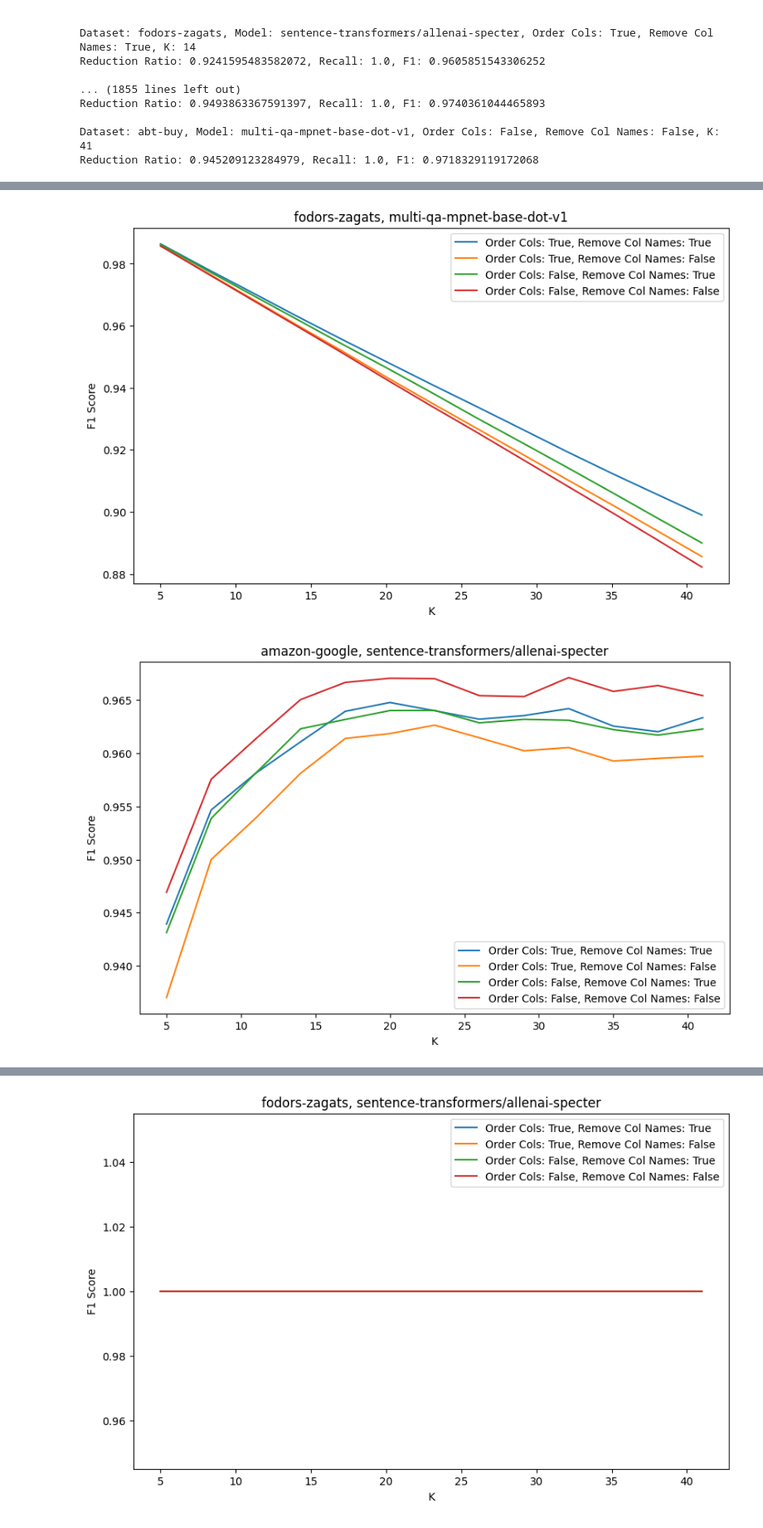
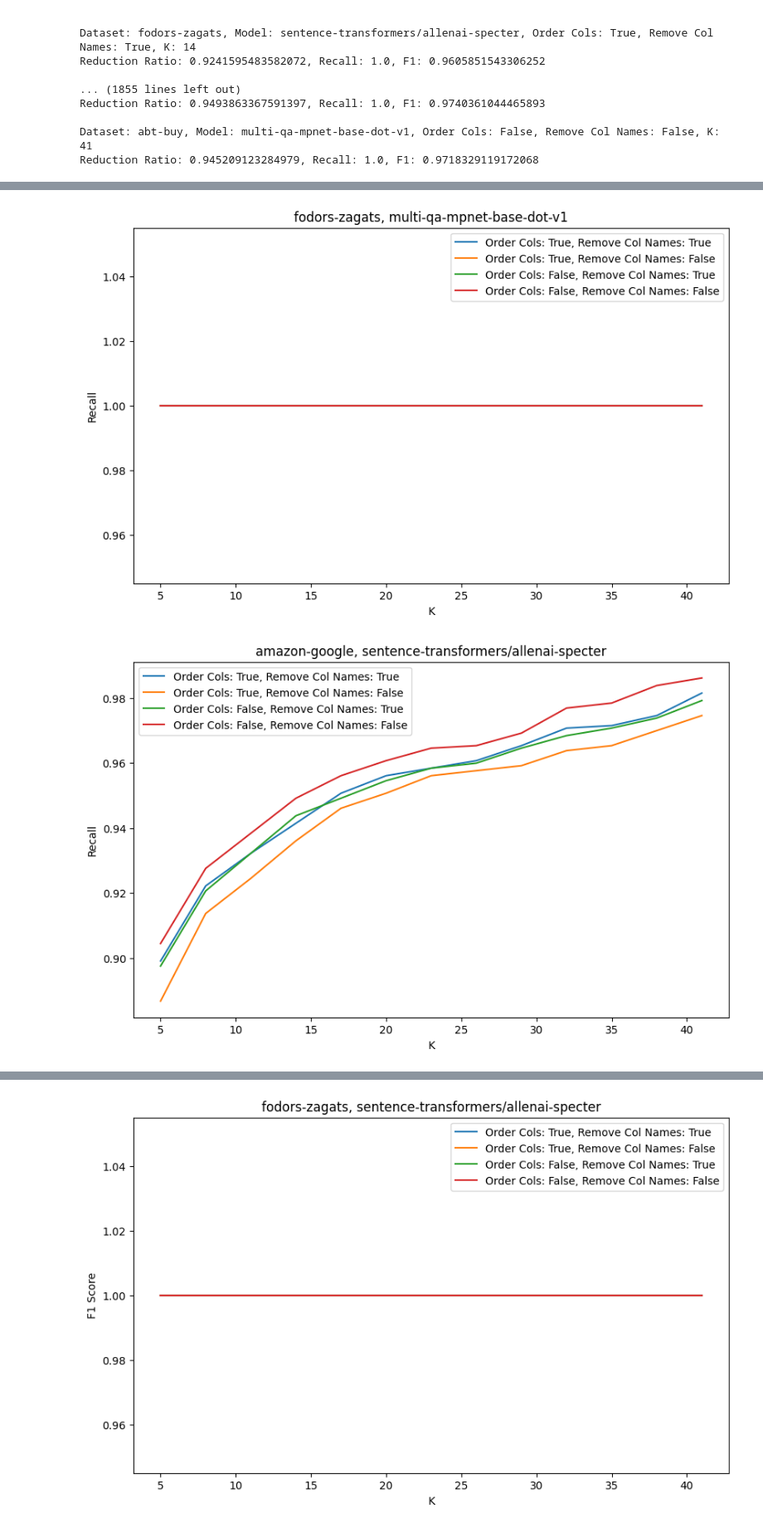
Before and after one commit to ttperr/WavER, a Jupyter notebook: src/blocking/run_result.ipynb, the cells around one changed output, grey strips where cells are left out. Shown at 83% size. Saved outputs shown, nothing was run; the diff lists cells and outputs as text; code cells hidden in the pictures.

```diff
--- a/src/blocking/run_result.ipynb
+++ b/src/blocking/run_result.ipynb
@@ -62,4 +61,0 @@ Available datasets:
-# %%
-data_name = 'amazon-google'
-
-table_a_serialized, table_b_serialized, X_train_ids, y_train, X_valid_ids, y_valid, X_test_ids, y_test = load_data(os.path.join(import_data.DATA_FOLDER, data_name))
@@ -172,11 +154,11 @@ for data_name, models in results_dict.items():
         for order_cols, removes in orders.items():
             for remove_col_names, metrics in removes.items():
                 Ks = list(metrics.keys())
-                f1s = [metrics[K]['f1'] for K in Ks]
+                f1s = [metrics[K]['recall'] for K in Ks]
                 plt.plot(Ks, f1s, label=f'Order Cols: {order_cols}, Remove Col Names: {remove_col_names}')
         plt.title(f'{data_name}, {model_name}')
         plt.xlabel('K')
-        plt.ylabel('F1 Score')
+        plt.ylabel('Recall')
         plt.legend()
 
 plt.show()
@@ -187,2 +169,2 @@ plt.show()
-[figure, old version]
+[figure, new version]
-[figure, old version]
+[figure, new version]
```
Also changed, not shown: parts of 5 cells of this notebook, 10 other files.
